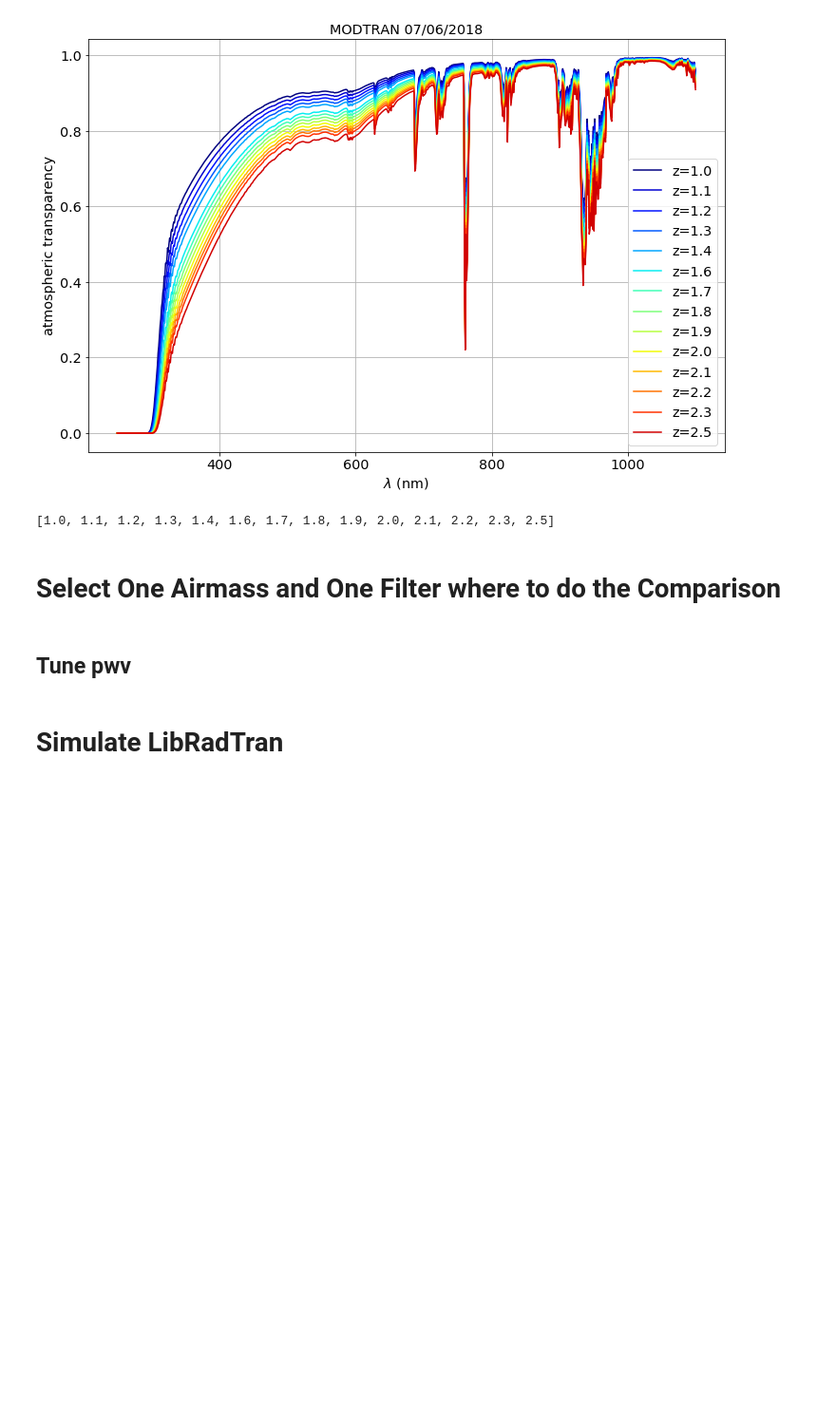
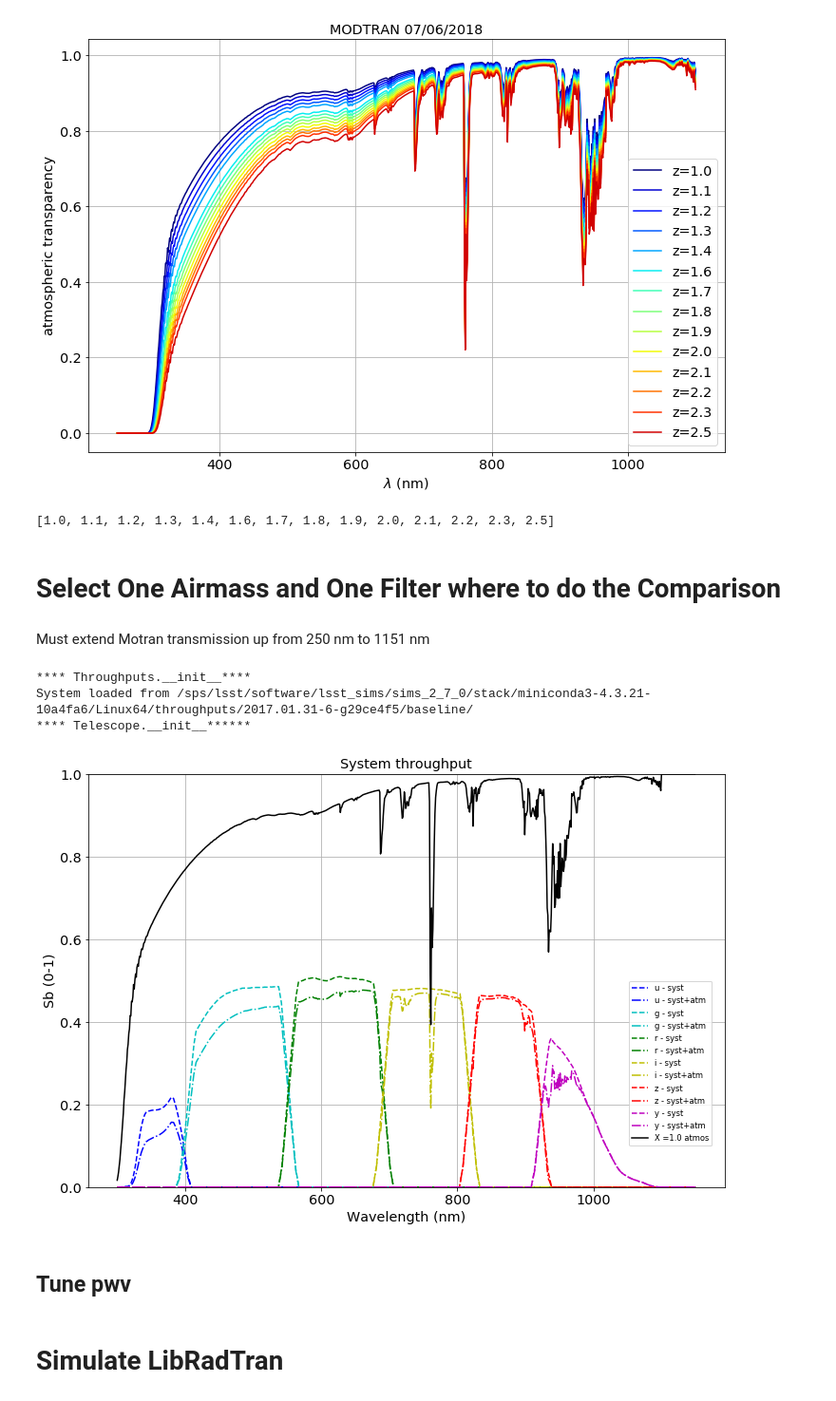
Before and after one commit to LSSTDESC/ModtranLibRadTranComp, a Jupyter notebook: CompareMTRTAtmosphericMagnitudes.ipynb, the cells around one changed output. Shown at 95% size. Cells and saved outputs as stored; diff of their text form; code cells hidden in the pictures; blank space fills up the shorter version.

```diff
--- a/CompareMTRTAtmosphericMagnitudes.ipynb
+++ b/CompareMTRTAtmosphericMagnitudes.ipynb
@@ -184,3 +227,27 @@ all_airmasses
+# %%
+mtdata_sel=all_mtdata[idx_am_sel]
+# %% [markdown]
+Must extend Motran transmission up from 250 nm to 1151 nm
+# %%
+wl0=mtdata_sel[:,0]
+tr0=mtdata_sel[:,1]
+# %%
+wl=np.copy(WL)
+tr=np.ones(NBWL)
+
+wl[:len(wl0)]=wl0[:]
+tr[:len(tr0)]=tr0[:]
+# %%
+tel_mt=Telescope()
+# %% [output]
+**** Throughputs.__init__****
+System loaded from /sps/lsst/software/lsst_sims/sims_2_7_0/stack/miniconda3-4.3.21-10a4fa6/Linux64/throughputs/2017.01.31-6-g29ce4f5/baseline/
+**** Telescope.__init__******
+# %%
+tel_mt.Set_Atmosphere(am,wl,tr)
+tel_mt.Plot_Throughputs()
+# %% [output]
+[figure, added]
 # %% [markdown]
 ## Tune pwv
 # %%
```
Also changed, not shown: parts of 28 cells of this notebook.
